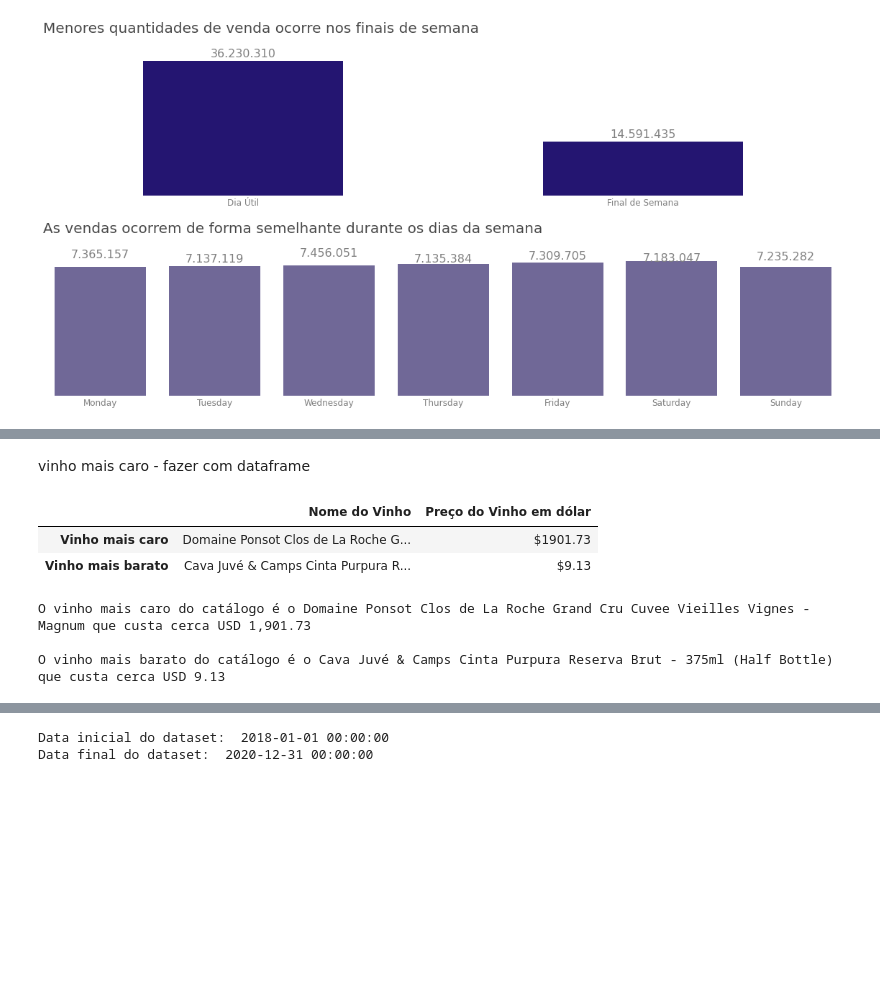
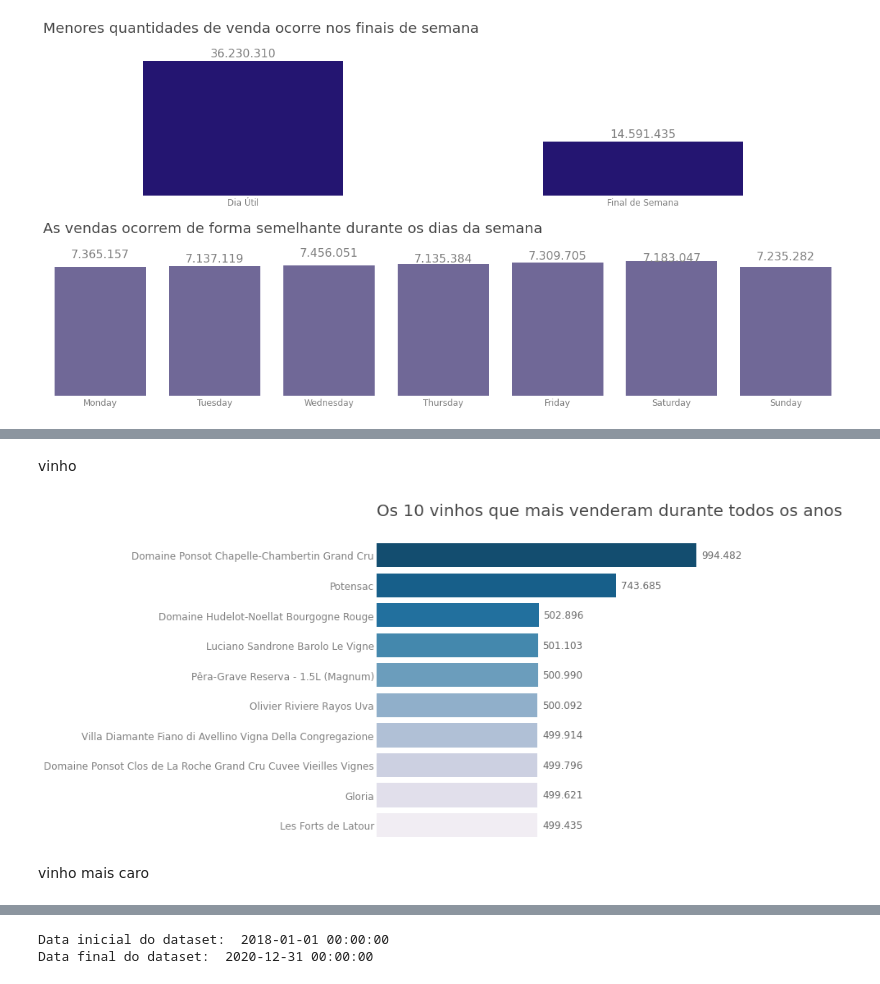
Before and after one commit to FerrazThales/demand_forecasting_prophet, a Jupyter notebook: Demand_Forecasting_with_SARIMA,_XGBoost_and_Prophet.ipynb, the cells around one changed output, grey strips where cells are left out. Drawn from its saved outputs; the diff is of its cells as text; code cells hidden in the pictures; blank space fills up the shorter version.

```diff
--- a/Demand_Forecasting_with_SARIMA,_XGBoost_and_Prophet.ipynb
+++ b/Demand_Forecasting_with_SARIMA,_XGBoost_and_Prophet.ipynb
@@ -637,25 +665,22 @@ plt.tight_layout()
+# %% [markdown]
+vinho
+# %%
+#criando o fig e o ax no matplotlib
+fig,ax = plt.subplots(figsize=(12,6))
+
+#gráfico do vinho
+agrupando_por_vinho = df.groupby('name').sum().sales.sort_values(ascending=False)[:10]
+sns.barplot(x=agrupando_por_vinho,y=agrupando_por_vinho.index,
+            ax=ax,palette='PuBu_r',orientation='horizontal')
+ajuste_layout(ax=ax,
+              titulo='Os 10 vinhos que mais venderam durante todos os anos')
+ax.get_xaxis().set_visible(False)
+for i in range(len(agrupando_por_vinho)):
+  ax.text(agrupando_por_vinho[i]+(11**4),i+0.1,'{:,}'.format(int(agrupando_por_vinho[i])).replace(',','.'),fontsize=12,color='dimgrey')
+
+#plotando o gráfico
+plt.tight_layout()
+# %% [output]
+[figure, added]
 # %% [markdown]
-vinho mais caro - fazer com dataframe
+vinho mais caro
-# %%
-#visualizando todo o datarame
-pd.set_option('display.max_columns',500)
-
-#criando um dataframe com as informações dos vinhos mais caros e baratos
-pd.DataFrame({'Nome do Vinho':[df[df.price_usd == df.price_usd.max()].name[0],df[df.price_usd == df.price_usd.min()].name[0]],
-              'Preço do Vinho em dólar':[f'${df.price_usd.max()}',f'${df.price_usd.min()}']},index=['Vinho mais caro','Vinho mais barato'])
-# %% [output]
-|  | Nome do Vinho | Preço do Vinho em dólar |
-| Vinho mais caro | Domaine Ponsot Clos de La Roche G... | $1901.73 |
-| Vinho mais barato | Cava Juvé & Camps Cinta Purpura R... | $9.13 |
-# %%
-#avaliando o preço do vinho mais caro
-print('O vinho mais caro do catálogo é o {} que custa cerca USD {:,}\n'.format(df[df.price_usd == df.price_usd.max()].name[0],
-                                                                             df.price_usd.max()))
-
-#avaliando o preço do vinho mais barato
-print('O vinho mais barato do catálogo é o {} que custa cerca USD {:,}'.format(df[df.price_usd == df.price_usd.min()].name[0],
-                                                                             df.price_usd.min()))
-# %% [output]
-O vinho mais caro do catálogo é o Domaine Ponsot Clos de La Roche Grand Cru Cuvee Vieilles Vignes - Magnum que custa cerca USD 1,901.73
-
-O vinho mais barato do catálogo é o Cava Juvé & Camps Cinta Purpura Reserva Brut - 375ml (Half Bottle) que custa cerca USD 9.13
```
Also changed, not shown: parts of 16 cells of this notebook.
